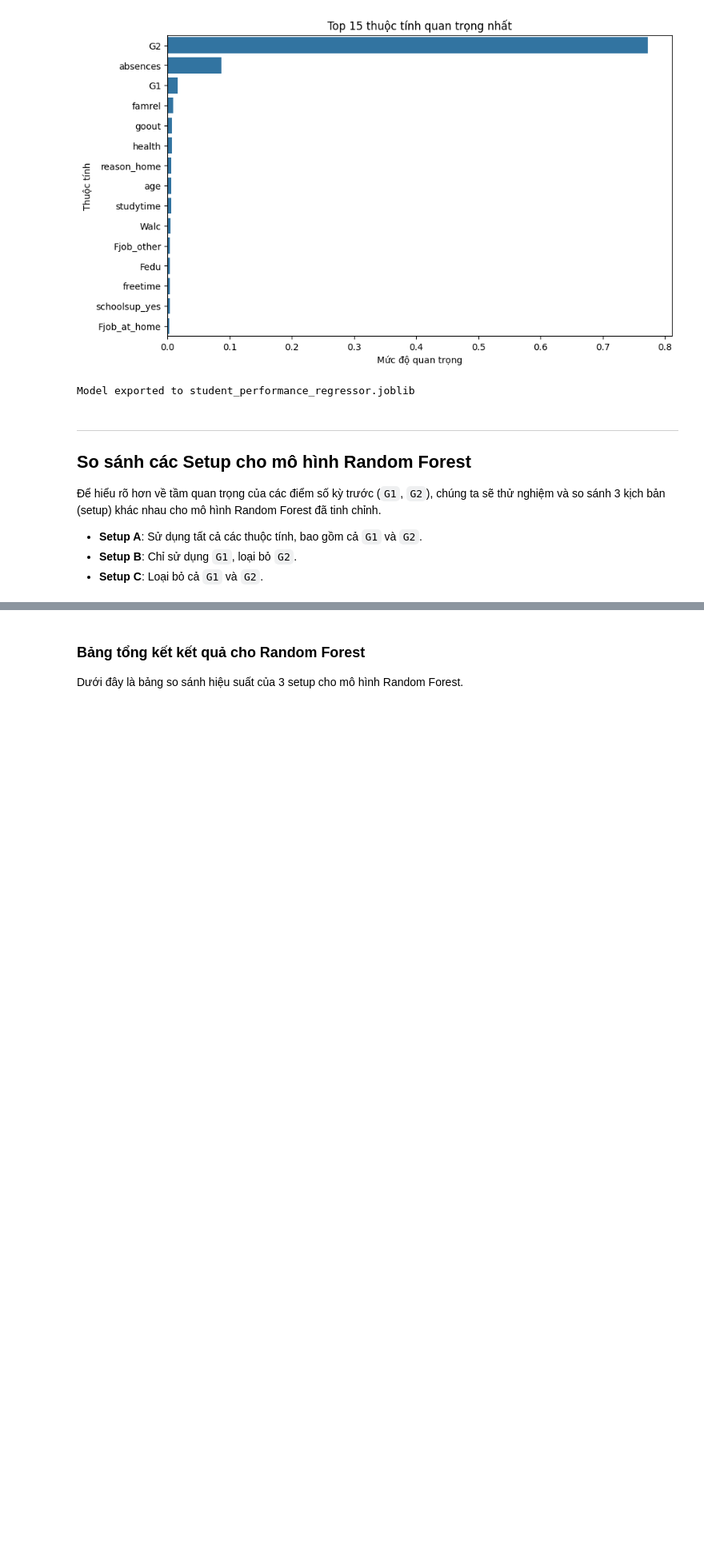
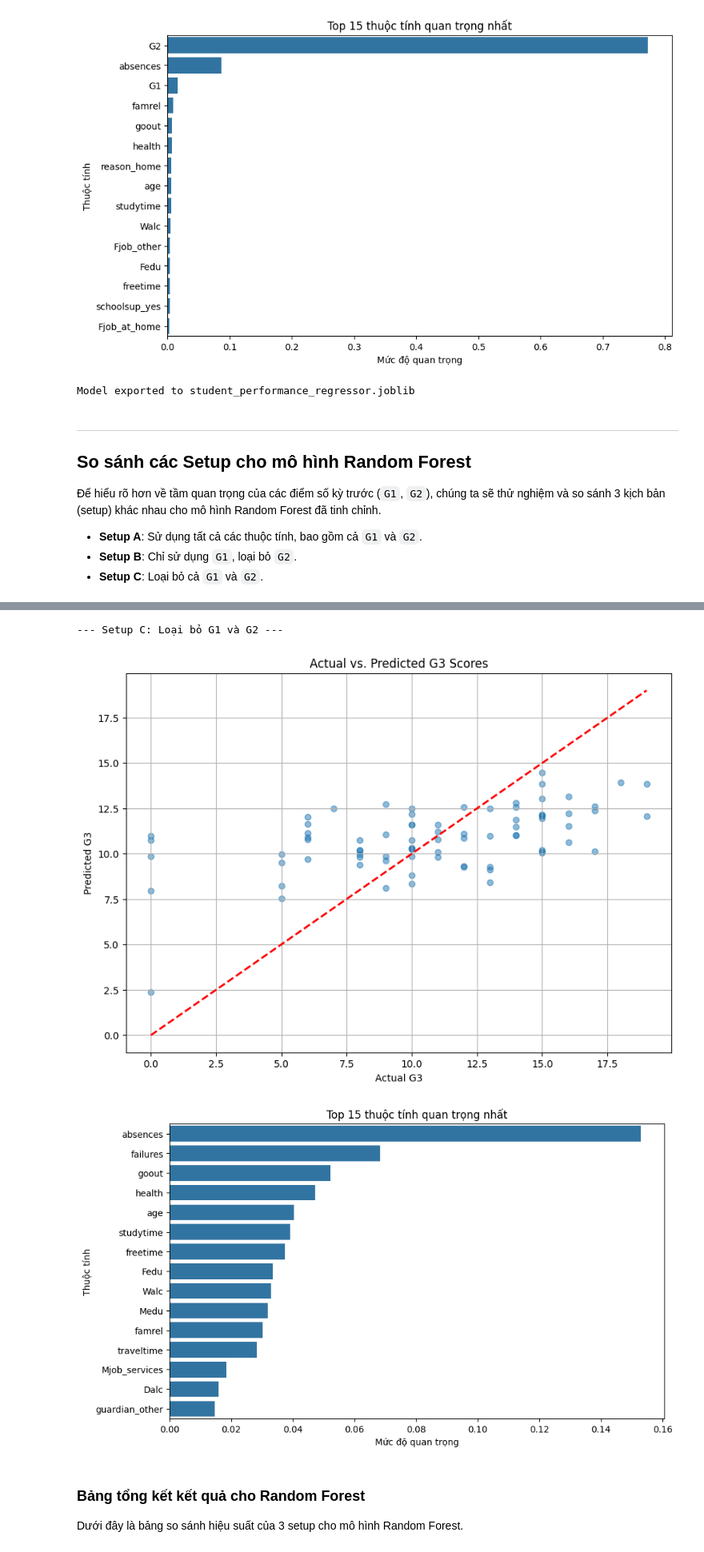
Before and after one commit to hieu356xz/danh-gia-sinh-vien-ml, a Jupyter notebook: DuDoanDiemSinhVien.ipynb, the cells around one changed output, grey strips where cells are left out. Shown at 80% size. Saved outputs shown, nothing was run; the diff lists cells and outputs as text; code cells hidden in the pictures; blank space fills up the shorter version.

```diff
--- a/DuDoanDiemSinhVien.ipynb
+++ b/DuDoanDiemSinhVien.ipynb
@@ -281,3 +303,11 @@ results_C_rf = train_and_evaluate_rf_setups(data, cols_to_drop=['G1', 'G2'])
+# %%
+# Setup C cho Random Forest: loại bỏ G1 và G2
+print("\n--- Setup C: Loại bỏ G1 và G2 ---")
+results_C_rf = train_and_evaluate_rf_setups(data, cols_to_drop=['G1', 'G2'], show_plot=True)
+# %% [output]
+--- Setup C: Loại bỏ G1 và G2 ---
+[figure, added]
+[figure, added]
 # %% [markdown]
 ### Bảng tổng kết kết quả cho Random Forest
 Dưới đây là bảng so sánh hiệu suất của 3 setup cho mô hình Random Forest.
```
Also changed, not shown: parts of 9 cells of this notebook.
